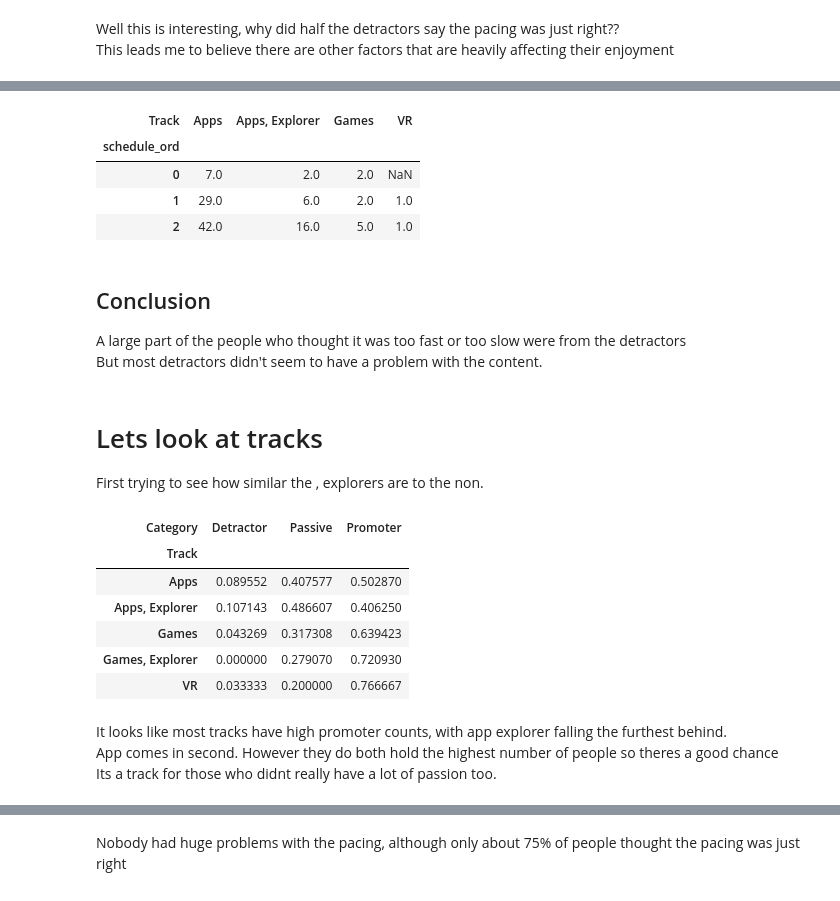
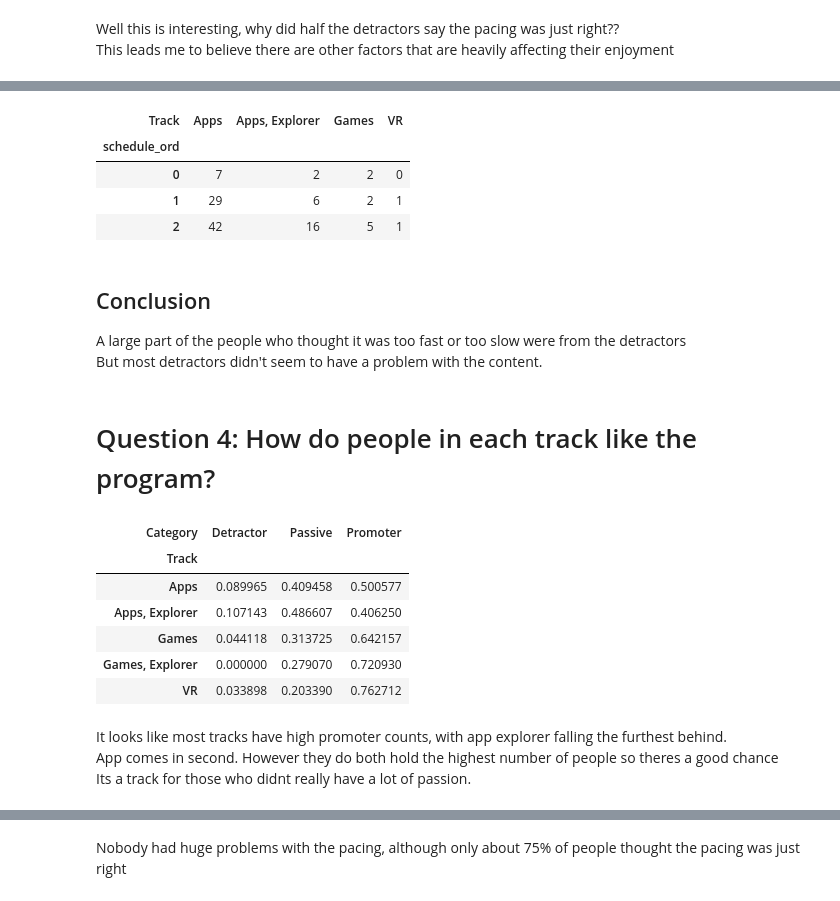
Before and after one commit to kevin-meyers/data-visualizations, a Jupyter notebook: notebooks/NPS_data_wrangling.ipynb, the cells around one changed output, grey strips where cells are left out. Drawn from its saved outputs; the diff is of its cells as text; code cells hidden in the pictures.

```diff
--- a/notebooks/NPS_data_wrangling.ipynb
+++ b/notebooks/NPS_data_wrangling.ipynb
@@ -23,3 +25,7 @@ The dropoff in week 8 is so high I might consider dropping the week entirely to
+# %%
+# The dropoff in week 8 is so high I might consider dropping the week entirely to prevent missinformation
+
+df = df.loc[df['Week'] != 'Week 8']
 # %%
 def promoter_level(rating):
     ''' Something to note is that there are 0's in the data
@@ -131,34 +133,32 @@ pd.pivot_table(all_cat, index='schedule_ord', columns='Track', values='Count')
 # %%
-detractors = df.loc[df['Category'] == 'Detractor'].groupby('schedule_ord')['Track'].value_counts().rename('Count').reset_index()
-
-pd.pivot_table(detractors, index='schedule_ord', columns='Track', values='Count')
+detractors = df.loc[df['Category'] == 'Detractor']
+pd.crosstab(detractors['schedule_ord'], detractors['Track'])
 # %% [output]
 | Track | Apps | Apps, Explorer | Games | VR |
 | schedule_ord |  |  |  |  |
-| 0 | 7.0 | 2.0 | 2.0 | NaN |
-| 1 | 29.0 | 6.0 | 2.0 | 1.0 |
-| 2 | 42.0 | 16.0 | 5.0 | 1.0 |
+| 0 | 7 | 2 | 2 | 0 |
+| 1 | 29 | 6 | 2 | 1 |
+| 2 | 42 | 16 | 5 | 1 |
 # %% [markdown]
 ## Conclusion
 A large part of the people who thought it was too fast or too slow were from the detractors <br />
 But most detractors didn't seem to have a problem with the content.
-# %% [markdown]
-# Lets look at tracks
-First trying to see how similar the , explorers are to the non.
+# %% [markdown]
+# Question 4: How do people in each track like the program?
 # %%
 pd.crosstab(df['Track'], df['Category'], normalize='index')
 # %% [output]
 | Category | Detractor | Passive | Promoter |
 | Track |  |  |  |
-| Apps | 0.089552 | 0.407577 | 0.502870 |
+| Apps | 0.089965 | 0.409458 | 0.500577 |
 | Apps, Explorer | 0.107143 | 0.486607 | 0.406250 |
-| Games | 0.043269 | 0.317308 | 0.639423 |
+| Games | 0.044118 | 0.313725 | 0.642157 |
 | Games, Explorer | 0.000000 | 0.279070 | 0.720930 |
-| VR | 0.033333 | 0.200000 | 0.766667 |
+| VR | 0.033898 | 0.203390 | 0.762712 |
 # %% [markdown]
 It looks like most tracks have high promoter counts, with app explorer falling the furthest behind.<br />
 App comes in second. However they do both hold the highest number of people so theres a good chance <br />
-Its a track for those who didnt really have a lot of passion too.
+Its a track for those who didnt really have a lot of passion.
 # %%
 pd.crosstab(df['Track'], df['schedule_ord'], normalize='index')
 # %% [output]
```
Also changed, not shown: parts of 29 cells of this notebook.
